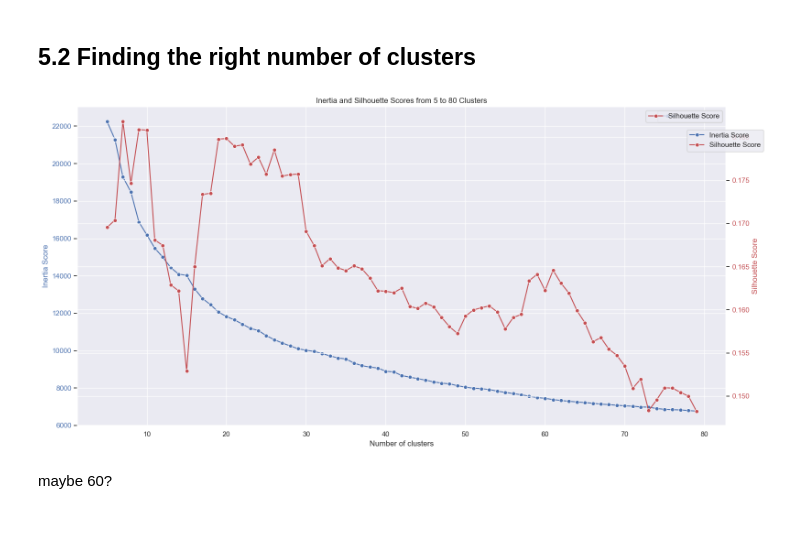
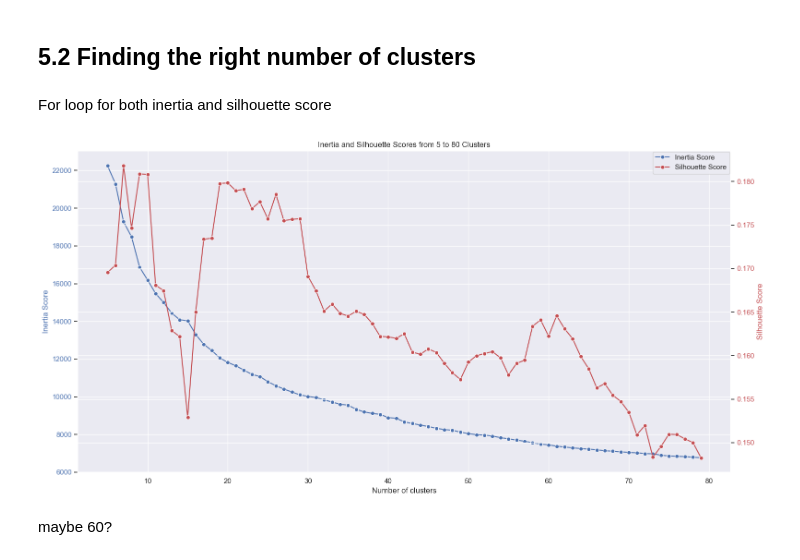
Before and after one commit to gastan81/unsupervised-ml, a Jupyter notebook: 3_analysing_k_means__choosing_k.ipynb, the cells around one changed output. Cells and saved outputs as stored; diff of their text form; code cells hidden in the pictures; blank space fills up the shorter version.

Commit message:
Corrected error in the Inertia and Silhouette clusters for loop.

```diff
--- a/3_analysing_k_means__choosing_k.ipynb
+++ b/3_analysing_k_means__choosing_k.ipynb
@@ -357,6 +357,8 @@ plt.show()
 [figure]
 # %% [markdown]
 ## 5.2 Finding the right number of clusters
+# %% [markdown]
+For loop for both inertia and silhouette score
 # %%
 # Parameters
 seed = 123
@@ -369,45 +371,45 @@ sil_scores = []
 
 # Iterations
 for i in range(min_k, max_k):
-    myKMeans = KMeans(n_clusters = i, n_init = "auto", random_state = seed)
-    myKMeans.fit(songs5000_scaled_df)
+    k_means = KMeans(n_clusters = i, n_init = "auto", random_state = seed)
+    k_means.fit(songs5000_scaled_df)
 
     # inertia
-    inertia_list.append(myKMeans.inertia_)
+    inertia_list.append(k_means.inertia_)
 
     # silhouette
-    labels = kmeans.labels_
+    labels = k_means.labels_
     score = silhouette_score(songs5000_scaled_df, labels)
     sil_scores.append(score)
 # %%
 # random seed 123
 import matplotlib.pyplot as plt
 import seaborn as sns
 
 # Assuming inertia_list, sil_scores, min_k, and max_k are defined
 fig, ax = plt.subplots(1, 1, figsize=(16, 8))
 
 # Plot inertia scores
-sns.lineplot(x=range(min_k, max_k), y=inertia_list, marker='o', ax=ax, label="Inertia Score", color='b')
+sns.lineplot(x=range(min_k, max_k), y=inertia_list, marker='o', ax=ax, label="Inertia Score", color='b', legend=False)
 ax.set_xlabel("Number of clusters")
 ax.set_ylabel("Inertia Score", color='b')
 ax.tick_params(axis='y', labelcolor='b')
 
 # Create a secondary y-axis
 ax2 = ax.twinx()
-sns.lineplot(x=range(min_k, max_k), y=sil_scores, marker='o', ax=ax2, label="Silhouette Score", color='r')
+sns.lineplot(x=range(min_k, max_k), y=sil_scores, marker='o', ax=ax2, label="Silhouette Score", color='r', legend=False)
 ax2.set_ylabel("Silhouette Score", color='r')
 ax2.tick_params(axis='y', labelcolor='r')
 
 # Add a title and legends
 ax.set_title(f"Inertia and Silhouette Scores from {min_k} to {max_k} Clusters")
-fig.legend(loc="upper right", bbox_to_anchor=(1, 0.9))
+fig.legend(loc="upper right", bbox_to_anchor=(0.947, 0.96))
 
 # Show the plot
 plt.tight_layout()
 plt.show()
 # %% [output]
-[figure, old version]
+[figure, new version]
 # %% [markdown]
 maybe 60?
 # %% [markdown]
```
Also changed, not shown: parts of 1 cell of this notebook.
